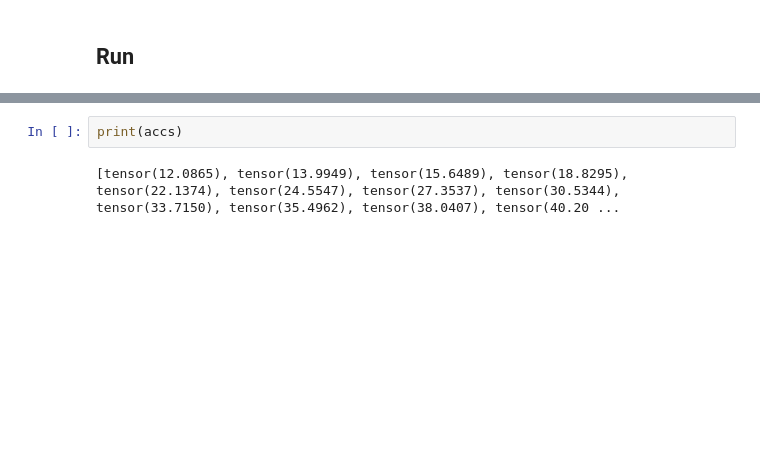
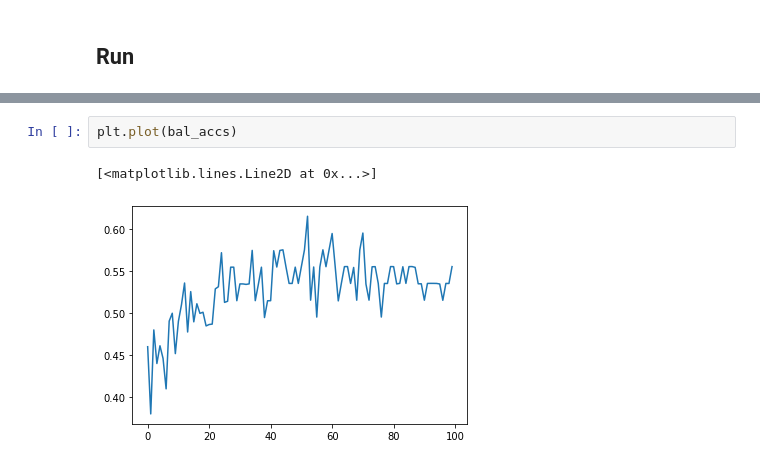
Before and after one commit to amulyagarimella/progeria-prediction, a Jupyter notebook: learning.ipynb, the cells around one changed output, grey strips where cells are left out. Cells and saved outputs as stored; diff of their text form; blank space fills up the shorter version.

```diff
--- a/learning.ipynb
+++ b/learning.ipynb
@@ -308,4 +326,5 @@ plt.plot(accs)
-# %%
-print(accs)
-# %% [output]
-[tensor(12.0865), tensor(13.9949), tensor(15.6489), tensor(18.8295), tensor(22.1374), tensor(24.5547), tensor(27.3537), tensor(30.5344), tensor(33.7150), tensor(35.4962), tensor(38.0407), tensor(40.20 ...
+# %%
+plt.plot(bal_accs)
+# %% [output]
+[<matplotlib.lines.Line2D at 0x...>]
+[figure, added]
```
Also changed, not shown: parts of 11 cells of this notebook, 1 other file.
